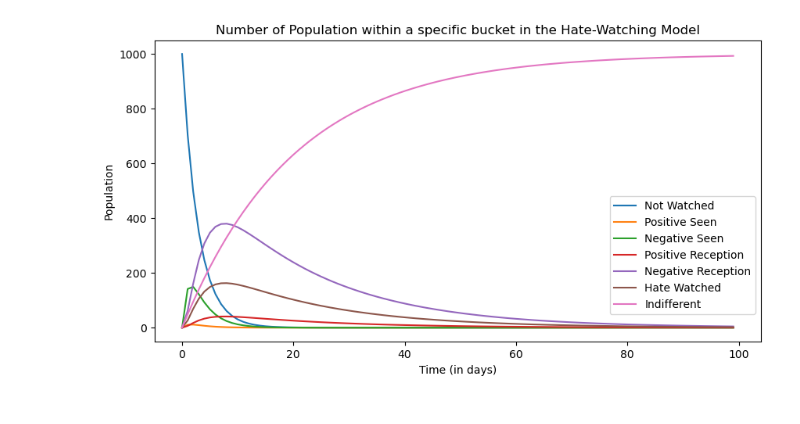
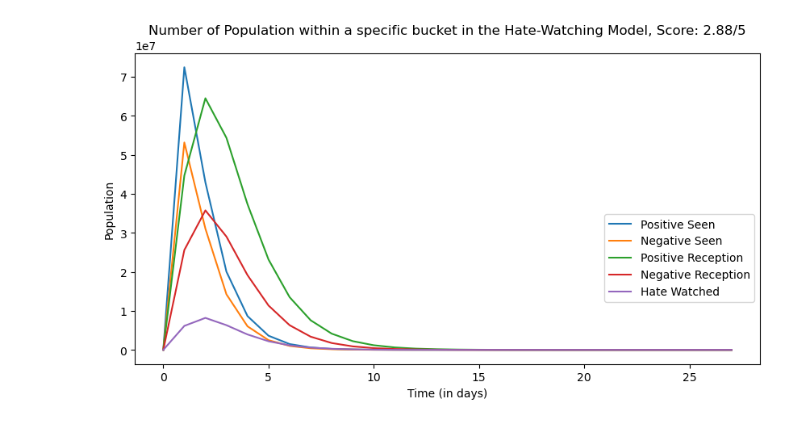
Before and after one commit to Paolo1151/HateWatchingSimulation, a Jupyter notebook: simulation.ipynb, the cells around one changed output. Cells and saved outputs as stored; diff of their text form; code cells hidden in the pictures.

```diff
--- a/simulation.ipynb
+++ b/simulation.ipynb
@@ -4,15 +6,38 @@ import matplotlib.pyplot as plt
 import numpy as np
 from scipy.integrate import solve_ivp
 
-t_end = 100
+t_end = 28
 t = np.arange(0, t_end, 1)
 
 # Parameters
-with open('params.json', 'r') as f:
-    parameters = json.loads(f.read())
+parameters = {
+    "Prob Seeing Review": 0.2,
+
+    "Initial Number Reviews": 3207,
+    "Initial Score": 2.88,
+    "Score Max": 5,
+
+    "Prob Hate Watching": 0.2,
+
+    "Review Rate": 0.00005503175002855629,
+
+    "Prob Indifference": 0.70,
+
+    "Popularity": 32.070725,
+
+    "Initial Population": 7000000000,
+
+    "Prob PP to NP": 0.5,
+    "Prob PP to HW": 0.5,
+    "Prob NP to PP": 0.5,
+    "Prob NP to HW": 0.5,
+    "Prob HW to PP": 0.5,
+    "Prob HW to NP": 0.5,
+    "Prob HW to HW": 0.5
+}
 
 # Initial Condition
-NW0 = parameters['Initial Population']
+NW0 = round(min((parameters['Popularity'] / 100), 1) * parameters['Initial Population'], 0)
 
 PR0 = 0         # Amount of People who have seen mostly positive reviews about the movie
 NR0 = 0         # Amount of People who have seen mostly negative reviews about the movie
@@ -28,17 +53,30 @@ HW0 = 0         # Amount of People who have hate-watched
 
 I0 = 0          # Amount of People who have become indifferent
 
+VC = 0          #view count
+
 # ODE System
 def model(t, y):
-    NW, PR, NR, PP, NP, HW, I, PN, NN = y
+    NW, PR, NR, PP, NP, HW, I, PN, NN, VC = y
     dNWdt = -NW*parameters['Prob Seeing Review'] - parameters['Prob Indifference']*NW
 
     dPRdt = (PN/(PN+NN))*parameters['Prob Seeing Review']*NW - PR - parameters['Prob Indifference']*PR
     dNRdt = (NN/(PN+NN))*parameters['Prob Seeing Review']*NW - NR - parameters['Prob Indifference']*NR
 
-    dPPdt = prob_liking*(PR+NR) - parameters['Prob Indifference']*PP
-    dNPdt = (1-prob_liking)*(1-parameters['Prob Hate Watching'])*(PR+NR) - parameters['Prob Indifference']*NP
-    dHWdt = (1-prob_liking)*(parameters['Prob Hate Watching'])*(PR+NR) - parameters['Prob Indifference']*HW
+#     dPPdt = prob_liking*(PR+NR) - parameters['Prob Indifference']*PP
+#     dNPdt = (1-prob_liking)*(1-parameters['Prob Hate Watching'])*(PR+NR) - parameters['Prob Indifference']*NP
+#     dHWdt = (1-prob_liking)*(parameters['Prob Hate Watching'])*(PR+NR) - parameters['Prob Indifference']*HW
+
+
+    if PP + NP + HW == 0:
+        dPPdt = prob_liking*(PR+NR) - parameters['Prob Indifference']*PP
+        dNPdt = (1-prob_liking)*(1-parameters['Prob Hate Watching'])*(PR+NR) - parameters['Prob Indifference']*NP
+        dHWdt = (1-prob_liking)*(parameters['Prob Hate Watching'])*(PR+NR) - parameters['Prob Indifference']*HW
+
+    else:
+        dPPdt = prob_liking*(PR+NR) - parameters['Prob Indifference']*PP - (NP/(PP+NP+HW))*(1-prob_liking)*PP*parameters['Prob PP to NP'] - (HW/(PP+NP+HW))*parameters['Prob Hate Watching']*PP*parameters['Prob PP to HW'] + (PP/(PP+NP+HW))*(prob_liking)*(parameters['Prob NP to PP']*NP+parameters['Prob HW to PP']*HW)
+        dNPdt = (1-prob_liking)*(1-parameters['Prob Hate Watching'])*(PR+NR) - parameters['Prob Indifference']*NP - (PP/(PP+NP+HW))*(prob_liking)*NP*parameters['Prob NP to PP'] - (HW/(PP+NP+HW))*parameters['Prob Hate Watching']*NP*parameters['Prob NP to HW'] + (NP/(PP+NP+HW))*(1-prob_liking)*(parameters['Prob PP to NP']*PP+parameters['Prob HW to NP']*HW)
+        dHWdt = (1-prob_liking)*(parameters['Prob Hate Watching'])*(PR+NR) - parameters['Prob Indifference']*HW - (NP/(PP+NP+HW))*(1-prob_liking)*HW*parameters['Prob HW to NP'] - (PP/(PP+NP+HW))*(prob_liking)*HW*parameters['Prob HW to PP'] + (HW/(PP+NP+HW))*parameters['Prob Hate Watching']*(parameters['Prob PP to HW']*PP+parameters['Prob NP to HW']*NP)
 
     dIdt = parameters['Prob Indifference']*(NW+PR+NR+PP+NP+HW)
 
@@ -46,52 +84,61 @@ def model(t, y):
     dPNdt = parameters["Review Rate"] * PP
     dNNdt = parameters["Review Rate"] * (NP+HW)
 
+    if PP + NP + HW == 0:
+        dVCdt = prob_liking*(PR+NR) + (1-prob_liking)*(1-parameters['Prob Hate Watching'])*(PR+NR) + (1-prob_liking)*(parameters['Prob Hate Watching'])*(PR+NR)
 
-    return [dNWdt, dPRdt, dNRdt, dPPdt, dNPdt, dHWdt, dIdt, dPNdt, dNNdt]
+    else:
+        dVCdt = prob_liking*(PR+NR) + (1-prob_liking)*(1-parameters['Prob Hate Watching'])*(PR+NR) + (1-prob_liking)*(parameters['Prob Hate Watching'])*(PR+NR) + (PP/(PP+NP+HW))*(prob_liking)*(parameters['Prob NP to PP']*NP+parameters['Prob HW to PP']*HW) + (NP/(PP+NP+HW))*(1-prob_liking)*(parameters['Prob PP to NP']*PP+parameters['Prob HW to NP']*HW) + (HW/(PP+NP+HW))*parameters['Prob Hate Watching']*(parameters['Prob PP to HW']*PP+parameters['Prob NP to HW']*NP) + (HW/(PP+NP+HW))*parameters['Prob Hate Watching']*(parameters['Prob HW to HW']*HW)
+
+    return [dNWdt, dPRdt, dNRdt, dPPdt, dNPdt, dHWdt, dIdt, dPNdt, dNNdt, dVCdt]
 
 
-sol = solve_ivp(model, [t[0], t[-1]], [NW0, PR0, NR0, PP0, NP0, HW0, I0, PN0, NN0], t_eval=t)
+sol = solve_ivp(model, [t[0], t[-1]], [NW0, PR0, NR0, PP0, NP0, HW0, I0, PN0, NN0, VC], t_eval=t)
 
 plt.figure(figsize=(10, 5))
-plt.plot(t, sol.y[0], label="Not Watched")
+# plt.plot(t, sol.y[0], label="Not Watched")
 
 plt.plot(t, sol.y[1], label="Positive Seen")
 plt.plot(t, sol.y[2], label="Negative Seen")
 
 plt.plot(t, sol.y[3], label="Positive Reception")
 plt.plot(t, sol.y[4], label="Negative Reception")
 plt.plot(t, sol.y[5], label="Hate Watched")
 
-plt.plot(t, sol.y[6], label="Indifferent")
+# plt.plot(t, sol.y[6], label="Indifferent", color="#6407fa")
+# plt.plot(t, sol.y[9], label="View Count")
 
-# plt.plot(t, sol.y[7] + sol.y[8], label="Number Reviews")
+# plt.plot(t, sol.y[7] + sol.y[8], label="Number Reviews", color="#07fa54")
 
 plt.xlabel("Time (in days)")
 plt.ylabel("Population")
-plt.title("Number of Population within a specific bucket in the Hate-Watching Model")
+text = str(parameters["Initial Score"])+"/"+str(parameters["Score Max"])
+plt.title(f"Number of Population within a specific bucket in the Hate-Watching Model, Score: {text}")
 plt.legend(bbox_to_anchor=(1, 0.5))
 plt.show()
 
-print("Peak Positive Seen: ", sol.y[1].max())
+print("Peak Positive Seen: ", round(sol.y[1].max(), 0))
 print("Peak Day: ", t[sol.y[1].argmax()])
 
-print("Peak Negative Seen: ", sol.y[2].max())
+print("Peak Negative Seen: ", round(sol.y[2].max(), 0))
 print("Peak Day: ", t[sol.y[2].argmax()])
 
 print()
 
-print("Peak Positive Reception: ", sol.y[3].max())
+print("Peak Positive Reception: ", round(sol.y[3].max(), 0))
 print("Peak Day: ", t[sol.y[3].argmax()])
 
-print("Peak Negative Reception: ", sol.y[4].max())
+print("Peak Negative Reception: ", round(sol.y[4].max(), 0))
 print("Peak Day: ", t[sol.y[4].argmax()])
 
-print("Peak HateWatched Reception: ", sol.y[5].max())
+print("Peak HateWatched Reception: ", round(sol.y[5].max(), 0))
 print("Peak Day: ", t[sol.y[5].argmax()])
 
 print()
 
-print("Peak Indifference Reception: ", sol.y[6].max())
-print("Peak Day: ", t[sol.y[6].argmax()])
+final_vc = round(sol.y[-1].max(), 0)
+
+print("View Count: ", round(sol.y[-1].max(), 0), ' / ', NW0)
+print("Diff View Count to Real View Count: ", 153952007-final_vc)
 # %% [output]
-[figure, old version]
+[figure, new version]
```
Also changed, not shown: parts of 6 cells of this notebook, 1 other file.
